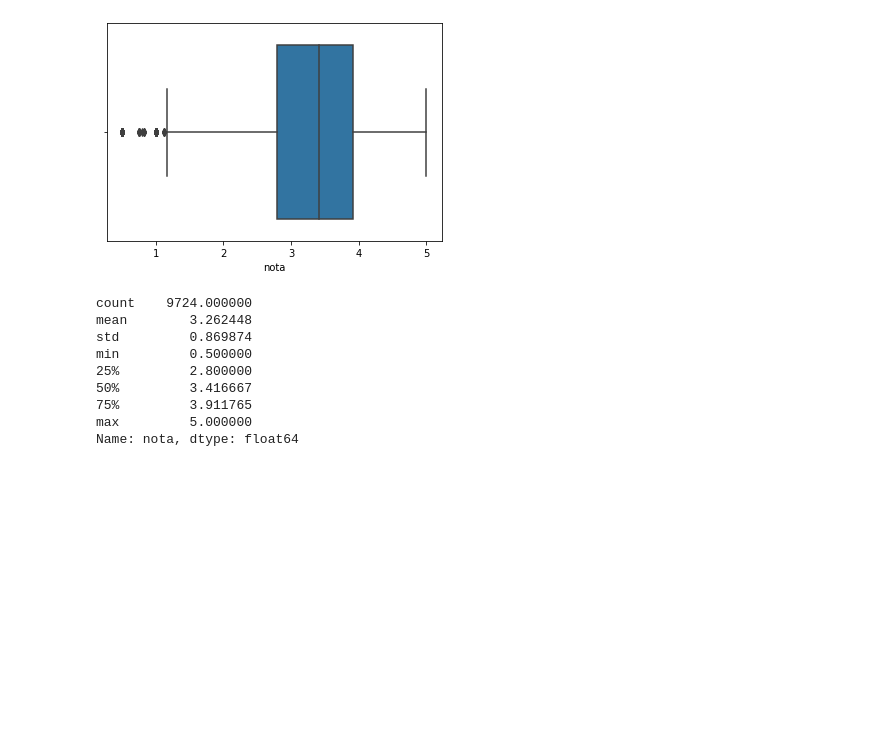
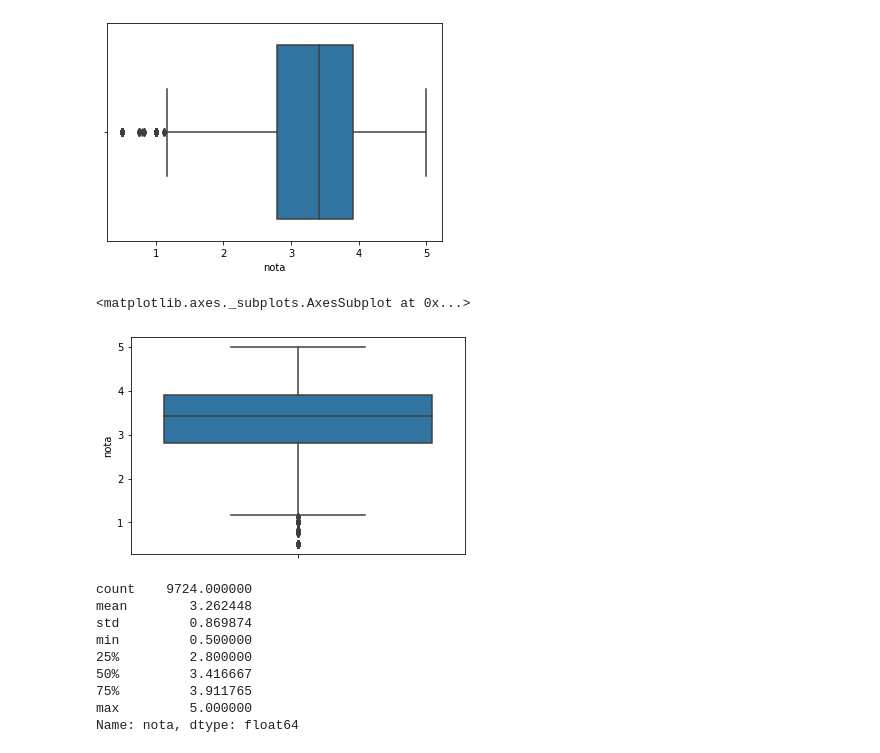
Before and after one commit to MateusJoseAdv/introducao_data_science, a Jupyter notebook: Introducao_data_science_aula2.ipynb, the cells around one changed output. Cells and saved outputs as stored; diff of their text form; code cells hidden in the pictures; blank space fills up the shorter version.

```diff
--- a/Introducao_data_science_aula2.ipynb
+++ b/Introducao_data_science_aula2.ipynb
@@ -292,6 +294,13 @@ sns.boxplot(medias_por_filme)
 # %% [output]
 <matplotlib.axes._subplots.AxesSubplot at 0x...>
 [figure]
+# %%
+# Se a plotagem tomar como base o eixo xy, a função irá retornar a seguinte visualização:
+
+sns.boxplot(y=medias_por_filme)
+# %% [output]
+<matplotlib.axes._subplots.AxesSubplot at 0x...>
+[figure, added]
 # %%
 # A distribuição da média de um filme está, aproximadamente, entre 2.8 até 3.9. Contudo, estou apenas estimando com base no
 # que a boxplox retornou. Caso deseje saber com exatidão, basta empregar a função ".describe".
```
Also changed, not shown: parts of 9 cells of this notebook.
